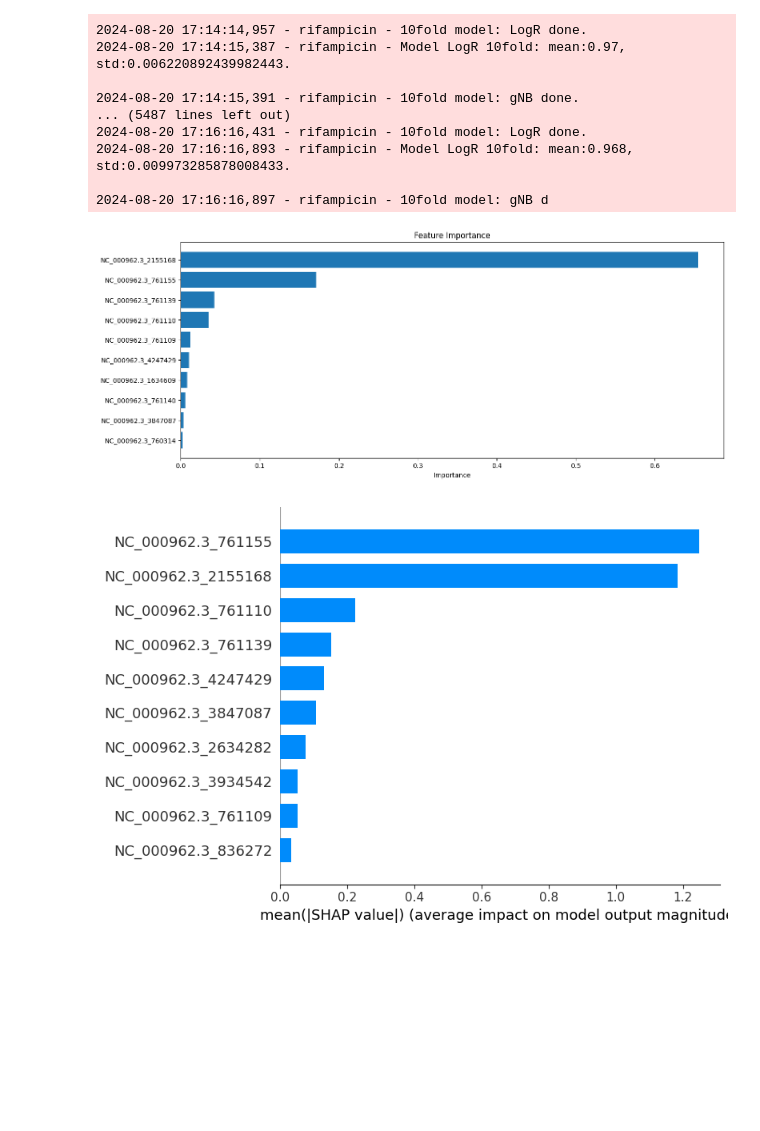
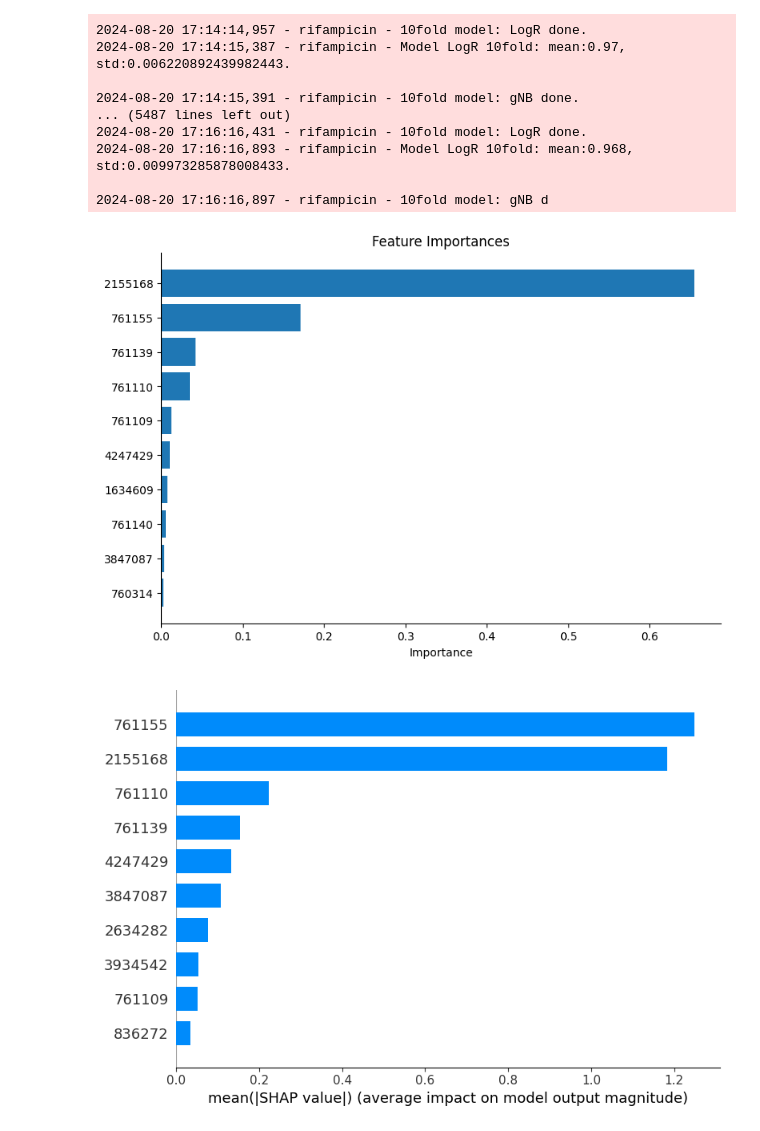
Before and after one commit to microbial123/MTB-AMR-Programming-codes-0826, a Jupyter notebook: Figure2/Figure_2.ipynb, the cells around one changed output. Saved outputs shown, nothing was run; the diff lists cells and outputs as text; code cells hidden in the pictures; blank space fills up the shorter version.

```diff
--- a/Figure2/Figure_2.ipynb
+++ b/Figure2/Figure_2.ipynb
@@ -1221,46 +1221,55 @@ def Model_plot():
     feature_importances = model.feature_importances_
     feature_names = Train_data_X.columns
     feature_importance_df = pd.DataFrame({'feature': feature_names, 'importance': feature_importances})
-    feature_importance_df = feature_importance_df.sort_values('importance', ascending=False)
-    # Plot feature_importances
-    plt.figure(figsize=(15, 6))
-    plt.barh(feature_importance_df['feature'][:10], feature_importance_df['importance'][:10])  # Top15
+    feature_importance_df['feature'] = feature_importance_df['feature'].str.replace('NC_000962.3_', '', regex=False)
+    feature_importance_df = feature_importance_df.sort_values(by='importance', ascending=False)
+
+    top_features = feature_importance_df.head(10)
+
+    plt.figure(figsize=(9, 6))
+    plt.barh(top_features['feature'], top_features['importance'])
+
+    ax = plt.gca()
+    ax.spines['top'].set_visible(False)
+    ax.spines['right'].set_visible(False)
+    plt.title('Feature Importances')
     plt.xlabel('Importance')
-    # plt.ylabel('Variant')
-    plt.title('Feature Importance')
-    plt.gca().invert_yaxis()
+    # plt.ylabel('Features')
+    ax.invert_yaxis()
     plt.show()
+
 
     # matplotlib
     plt.style.use('default')
     plt.rcParams['axes.facecolor'] = 'white'
     plt.rcParams['figure.facecolor'] = 'white'
     #Figure 2B ii) SHAP value
     explainer = shap.TreeExplainer(model)
     shap_values = shap.TreeExplainer(model).shap_values(Train_data_X)
     shap_values2 = explainer(data2pre_X)
-    shap.summary_plot(shap_values,Train_data_X, max_display=10, plot_type="bar")
+    cleaned_feature_names = Train_data_X.columns.str.replace('NC_000962.3_', '', regex=False)
+    shap.summary_plot(shap_values=shap_values, features=Train_data_X, feature_names=cleaned_feature_names, max_display=10, plot_type="bar")
     plt.show()
 
     #Figure 2B iii)：SHAP summary_plot
     plt.style.use('default')
     plt.rcParams['axes.facecolor'] = 'white'
     plt.rcParams['figure.facecolor'] = 'white'
-    shap.summary_plot(shap_values, Train_data_X)
+    shap.summary_plot(shap_values=shap_values, features=Train_data_X, feature_names=cleaned_feature_names)
     plt.show()
 
 #antibiotics_model
 antb_Classifiers = {'rifampicin': 'GBC'}
 
 for antb, Classifiers in antb_Classifiers.items():
 
     #Import amr-ast data from github repository
     Train = f'../Data/{antb}.csv'
     #Import bacterial strains without caapenemase from github repository
     Predict = f'../Data/{antb}_to_predict_MTB.csv'
     Classifiers = f'../Figure2/All_fold6_rst/{antb}_{Classifiers}.sav'
 
     Model_plot()
 # %% [output]
-[figure, old version]
+[figure, new version]
-[figure, old version]
+[figure, new version]
```
Also changed, not shown: parts of 2 cells of this notebook.
